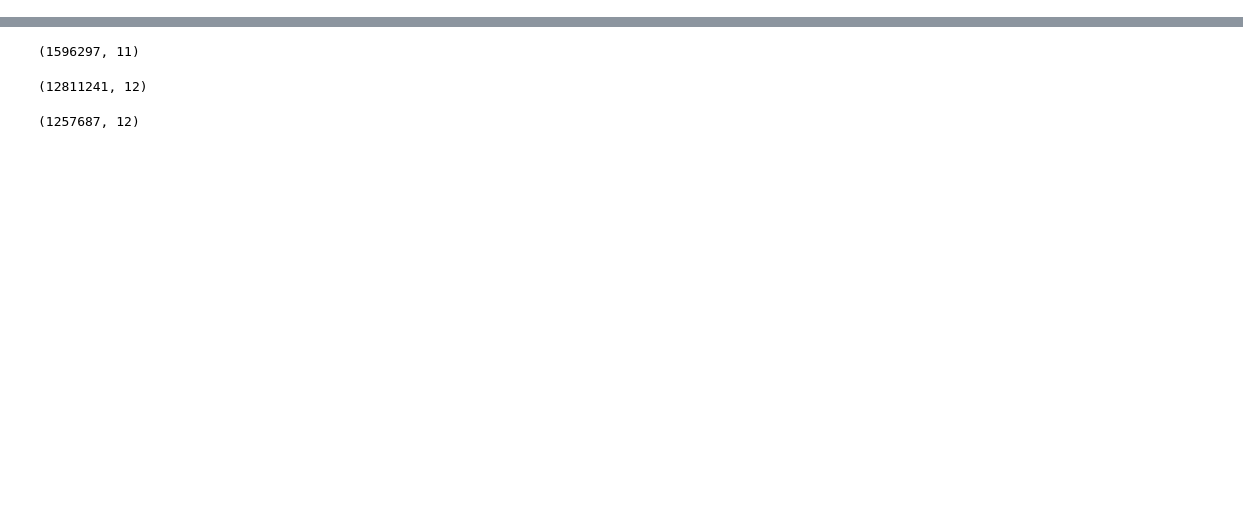
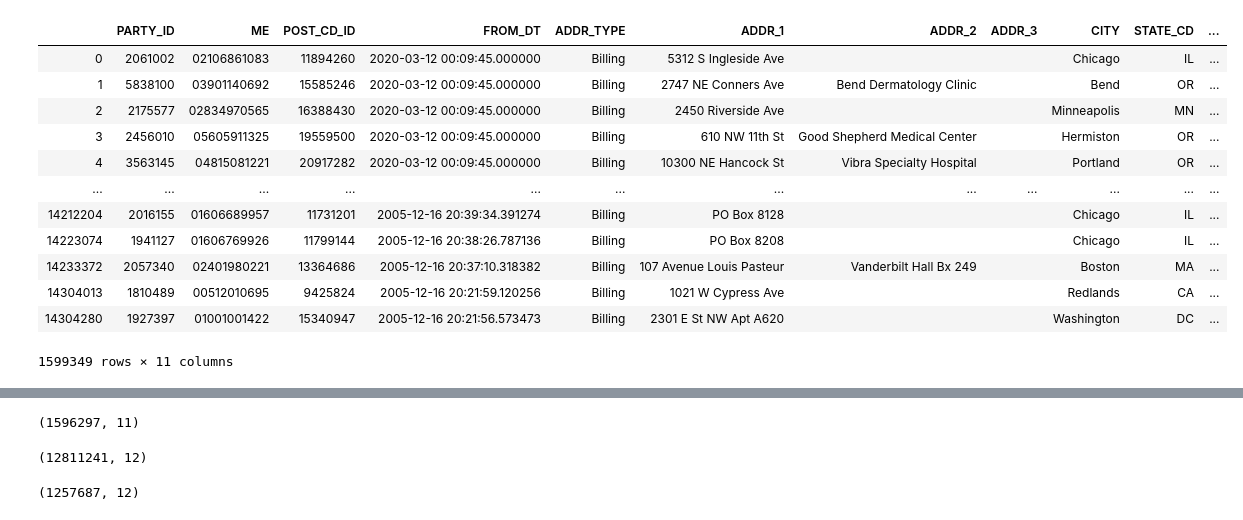
Before and after one commit to AMADataLabs/Core, a Jupyter notebook: Sandbox/AMAIA/insurance_update.ipynb, the cells around one changed output, grey strips where cells are left out. Drawn from its saved outputs; the diff is of its cells as text; code cells hidden in the pictures; blank space fills up the shorter version.

```diff
--- a/Sandbox/AMAIA/insurance_update.ipynb
+++ b/Sandbox/AMAIA/insurance_update.ipynb
@@ -62,5 +64,21 @@ insurance.head()
 # %%
 insurance_2 = insurance.drop_duplicates(subset = 'PARTY_ID', keep='first')
+# %%
+insurance_2
+# %% [output]
+|  | PARTY_ID | ME | POST_CD_ID | FROM_DT | ADDR_TYPE | ADDR_1 | ADDR_2 | ADDR_3 | CITY | STATE_CD | ... |
+| 0 | 2061002 | 02106861083 | 11894260 | 2020-03-12 00:09:45.000000 | Billing | 5312 S Ingleside Ave |  |  | Chicago | IL | ... |
+| 1 | 5838100 | 03901140692 | 15585246 | 2020-03-12 00:09:45.000000 | Billing | 2747 NE Conners Ave | Bend Dermatology Clinic |  | Bend | OR | ... |
+| 2 | 2175577 | 02834970565 | 16388430 | 2020-03-12 00:09:45.000000 | Billing | 2450 Riverside Ave |  |  | Minneapolis | MN | ... |
+| 3 | 2456010 | 05605911325 | 19559500 | 2020-03-12 00:09:45.000000 | Billing | 610 NW 11th St | Good Shepherd Medical Center |  | Hermiston | OR | ... |
+| 4 | 3563145 | 04815081221 | 20917282 | 2020-03-12 00:09:45.000000 | Billing | 10300 NE Hancock St | Vibra Specialty Hospital |  | Portland | OR | ... |
+| ... | ... | ... | ... | ... | ... | ... | ... | ... | ... | ... | ... |
+| 14212204 | 2016155 | 01606689957 | 11731201 | 2005-12-16 20:39:34.391274 | Billing | PO Box 8128 |  |  | Chicago | IL | ... |
+| 14223074 | 1941127 | 01606769926 | 11799144 | 2005-12-16 20:38:26.787136 | Billing | PO Box 8208 |  |  | Chicago | IL | ... |
+| 14233372 | 2057340 | 02401980221 | 13364686 | 2005-12-16 20:37:10.318382 | Billing | 107 Avenue Louis Pasteur | Vanderbilt Hall Bx 249 |  | Boston | MA | ... |
+| 14304013 | 1810489 | 00512010695 | 9425824 | 2005-12-16 20:21:59.120256 | Billing | 1021 W Cypress Ave |  |  | Redlands | CA | ... |
+| 14304280 | 1927397 | 01001001422 | 15340947 | 2005-12-16 20:21:56.573473 | Billing | 2301 E St NW Apt A620 |  |  | Washington | DC | ... |
+1599349 rows × 11 columns
 # %%
 #Read all latest PPMA & POLO addresses
 # %%
```
Also changed, not shown: parts of 7 cells of this notebook, 9 other files.
